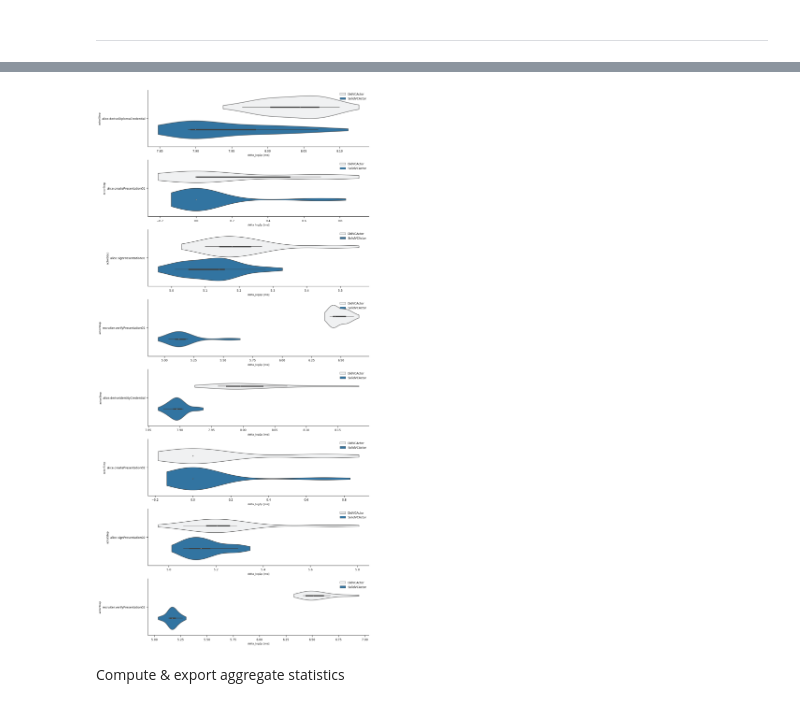
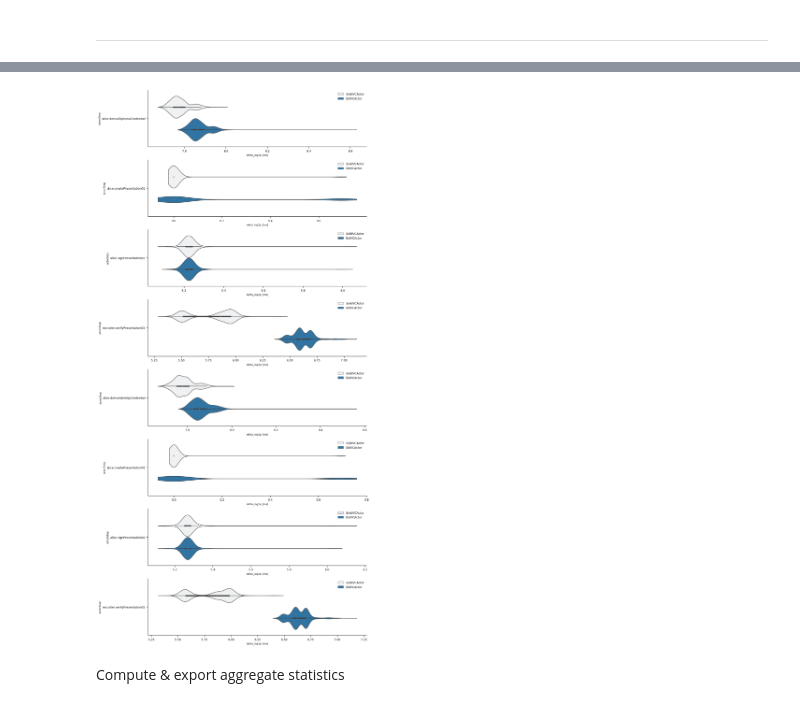
Before and after one commit to SolidLabResearch/pseudonymity-demo, a Jupyter notebook: profiling-report.ipynb, the cells around one changed output, grey strips where cells are left out. Cells and saved outputs as stored; diff of their text form; code cells hidden in the pictures.

```diff
--- a/profiling-report.ipynb
+++ b/profiling-report.ipynb
@@ -120,21 +229,4 @@ df = get_df()
 # %%
-df = get_df()
-# Expand report records into task-level dataframes
-df_tl = df.records\
-    .apply(pd.Series)\
-    .stack()\
-    .apply(pd.Series)\
-    .rename({'index':'idx_step', 'tag': 'actorTag', 'name': 'stepName', },axis=1)\
-    .reset_index()\
-    .rename({'level_0':'idx_report' },axis=1)\
-    .drop('level_1',axis=1)\
-    .set_index(['idx_report','idx_step'])
-
-# Merge task-level df with initial df
-df_tl = df.drop('records',axis=1).merge(df_tl,left_index=True,right_index=True, indicator=True)
-assert (df_tl['_merge'] == 'both').all() # sanity check
-
-df_tl['actorStep'] = df_tl.apply(lambda r: f'{r.actorTag}.{r.stepName}',axis=1)
 
 # Add phases
 phase_steps = {
@@ -164,21 +256,21 @@ df_phase_steps = pd.Series(phase_steps)\
     .reset_index()\
     .drop('level_1',axis=1)\
     .rename({'level_0': 'phase'}, axis=1)
-
+# Create multi-index (for later)
+df_phase_steps = pd.concat({'report':df_phase_steps},axis=1)
 # sanity check: make sure that actorSteps exactly match
-x = set(df_tl.actorStep.value_counts(dropna=False).index)
-y = set(df_phase_steps.actorStep.value_counts().index)
+x = set(df.report.actorStep.value_counts(dropna=False).index)
+y = set(df_phase_steps.report.actorStep.value_counts().index)
 assert len(x-y) == 0
 df_phase_steps.head(3)
 
 # merge df with phases back to df_tl
-df_tl = df_tl.reset_index().merge(df_phase_steps, on='actorStep')
-df_tl.set_index(['idx_report','idx_step'],inplace=True)
+df_tl = df.reset_index().merge(df_phase_steps, on=[('report','actorStep')])
 
-# sanity check: assert that the same number of samples, for each group!
-assert df_tl.groupby(['actorTag','className','actorStep']).count().stack().value_counts(dropna=False).shape[0] == 1
+# Log(1+delta) transform to get a "more Gaussian" distribution
+df_tl[('report','delta_log1p')] = df_tl[('report','delta')].apply(np.log1p)
 
-# Add log-transformed delta column
-df_tl['delta_log1p'] = df_tl.delta.apply(np.log1p)
+# Equalize group sizes
+df_tl = equalize_groupsizes(df_tl, GROUP_COLUMNS)
 
-df_tl.to_csv(os.path.join(DIR_REPORT, 'df_task-level.csv'))
+df_tl
@@ -218,6 +344,6 @@ dtype: bool
 # %%
 # df_stepname_order is used to specify the order of plots
-df_stepname_order = df_tl.reset_index()[['idx_step','stepName','actorTag','actorStep','phase']].drop_duplicates()
+df_stepname_order = df_tl.set_index(['idx_report','idx_step']).report.reset_index().reset_index()[['idx_step','stepName','actorTag','actorStep','phase']].drop_duplicates()
 df_stepname_order
 # %% [output]
 |  | idx_step | stepName | actorTag | actorStep | phase |
@@ -261,7 +387,7 @@ plt.show()
 # %%
 f, ax = plt.subplots(1,1, figsize=(6,8))
-title = 'Execution-time per step executed by each actor (excl. pre-evaluation phase)'
-snsdata = df_tl[df_tl.phase != 'pre-evaluation']
+title = f'Execution-time / step executed by each actor (excl. pre-evaluation phase)'
+snsdata = df_tl.report[df_tl.report.phase != 'pre-evaluation']
 order_data = df_stepname_order[df_stepname_order.phase != 'pre-evaluation']['actorStep']
 ax = sns.violinplot(snsdata,
                     **kwargs_violinplot,
@@ -288,38 +414,38 @@ g.map_dataframe(sns.boxplot, x=VAR_X, y='className')
 # %%
-snsdata = df_tl[df_tl.phase != 'pre-evaluation']
+snsdata = df_tl.report[df_tl.report.phase != 'pre-evaluation']
 kwargs_plot = dict(
     x=VAR_X,
     y='actorTag',
     hue='className',
     orient='h',
     showfliers=False,
 )
 
 g = sns.FacetGrid(snsdata,col='actorStep',col_wrap=1, sharex=False, sharey=False, aspect=4)
 g.map_dataframe(sns.violinplot,
                 **kwargs_violinplot,
                 #inner='point',
                 #inner='quart',
 #                split='quart',
                 cut=1,
                 inner_kws=dict(box_width=15, whis_width=2, color=".8")
 
 
                )
 # Create main legend
 g.add_legend()
 for ax in g.axes.ravel():
     ax.set_xlabel('{} [ms]'.format(kwargs_plot['x']))
     ax.set_title('')
     # Add a copy of the main legend to each subplot
     ax.legend(handles=g.legend.legend_handles,frameon=False)
 
 # Hide main legend
 g.legend.set_visible(False)
 g.tight_layout()
 plt.show()
 # %% [output]
-[figure, old version]
+[figure, new version]
 # %% [markdown]
 Compute & export aggregate statistics
 # %%
```
Also changed, not shown: parts of 73 cells of this notebook.
